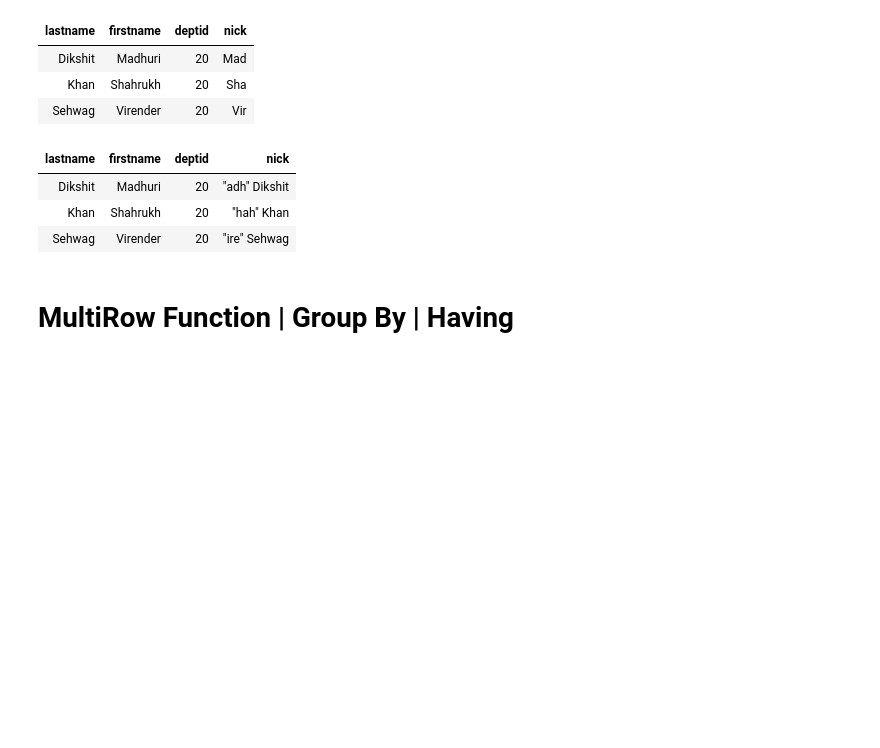
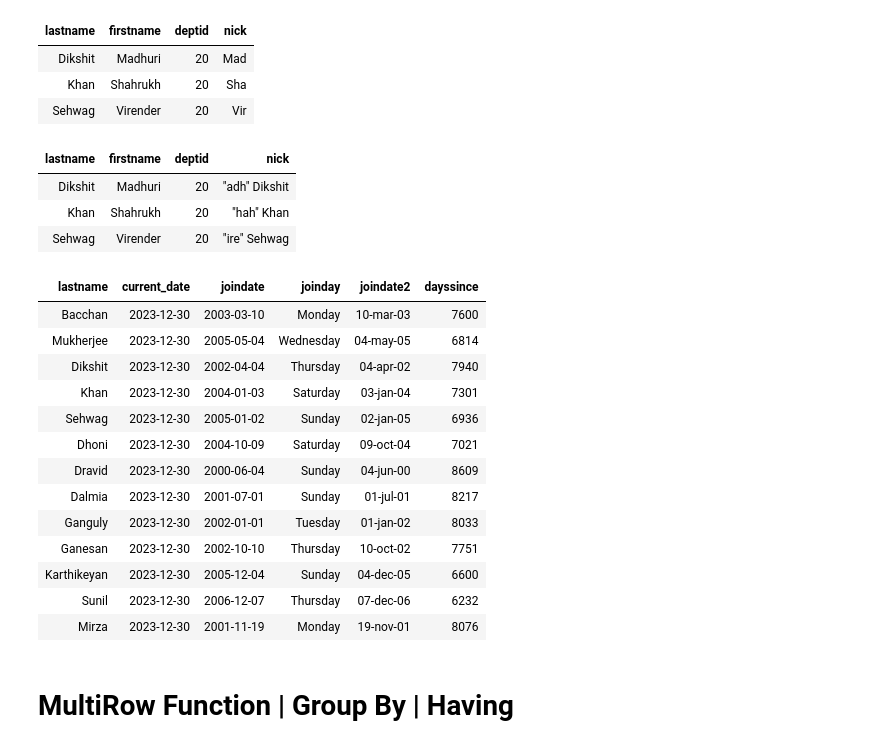
Before and after one commit to Praxis-QR/RDWH, a Jupyter notebook: PostgreSQL_02_Basic_SQL.ipynb, the cells around one changed output. Drawn from its saved outputs; the diff is of its cells as text; code cells hidden in the pictures; blank space fills up the shorter version.

```diff
--- a/PostgreSQL_02_Basic_SQL.ipynb
+++ b/PostgreSQL_02_Basic_SQL.ipynb
@@ -457,6 +457,26 @@ runSelect("select lastname, firstname, deptid, concat('\"',substring(firstname,2
 | Dikshit | Madhuri | 20 | "adh" Dikshit |
 | Khan | Shahrukh | 20 | "hah" Khan |
 | Sehwag | Virender | 20 | "ire" Sehwag |
+# %%
+runSelect("select LastName, Current_Date,JoinDate, to_char(JoinDate,'Day') JoinDay, to_char(JoinDate,'DD-mon-YY') JoinDate2, \
+Current_Date-JoinDate DaysSince from Empl")
+
+#https://blog.quest.com/exploring-postgres-date-formats-and-their-different-functions/
+# %% [output]
+| lastname | current_date | joindate | joinday | joindate2 | dayssince |
+| Bacchan | 2023-12-30 | 2003-03-10 | Monday | 10-mar-03 | 7600 |
+| Mukherjee | 2023-12-30 | 2005-05-04 | Wednesday | 04-may-05 | 6814 |
+| Dikshit | 2023-12-30 | 2002-04-04 | Thursday | 04-apr-02 | 7940 |
+| Khan | 2023-12-30 | 2004-01-03 | Saturday | 03-jan-04 | 7301 |
+| Sehwag | 2023-12-30 | 2005-01-02 | Sunday | 02-jan-05 | 6936 |
+| Dhoni | 2023-12-30 | 2004-10-09 | Saturday | 09-oct-04 | 7021 |
+| Dravid | 2023-12-30 | 2000-06-04 | Sunday | 04-jun-00 | 8609 |
+| Dalmia | 2023-12-30 | 2001-07-01 | Sunday | 01-jul-01 | 8217 |
+| Ganguly | 2023-12-30 | 2002-01-01 | Tuesday | 01-jan-02 | 8033 |
+| Ganesan | 2023-12-30 | 2002-10-10 | Thursday | 10-oct-02 | 7751 |
+| Karthikeyan | 2023-12-30 | 2005-12-04 | Sunday | 04-dec-05 | 6600 |
+| Sunil | 2023-12-30 | 2006-12-07 | Thursday | 07-dec-06 | 6232 |
+| Mirza | 2023-12-30 | 2001-11-19 | Monday | 19-nov-01 | 8076 |
 # %% [markdown]
 # MultiRow Function | Group By | Having
 # %%
```
Also changed, not shown: parts of 5 cells of this notebook.
